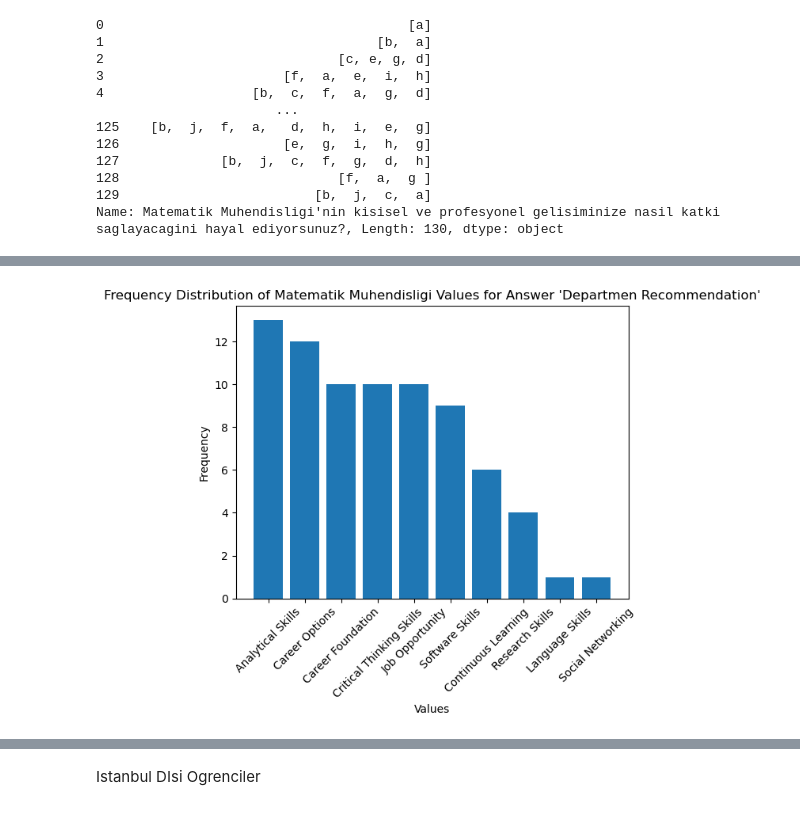
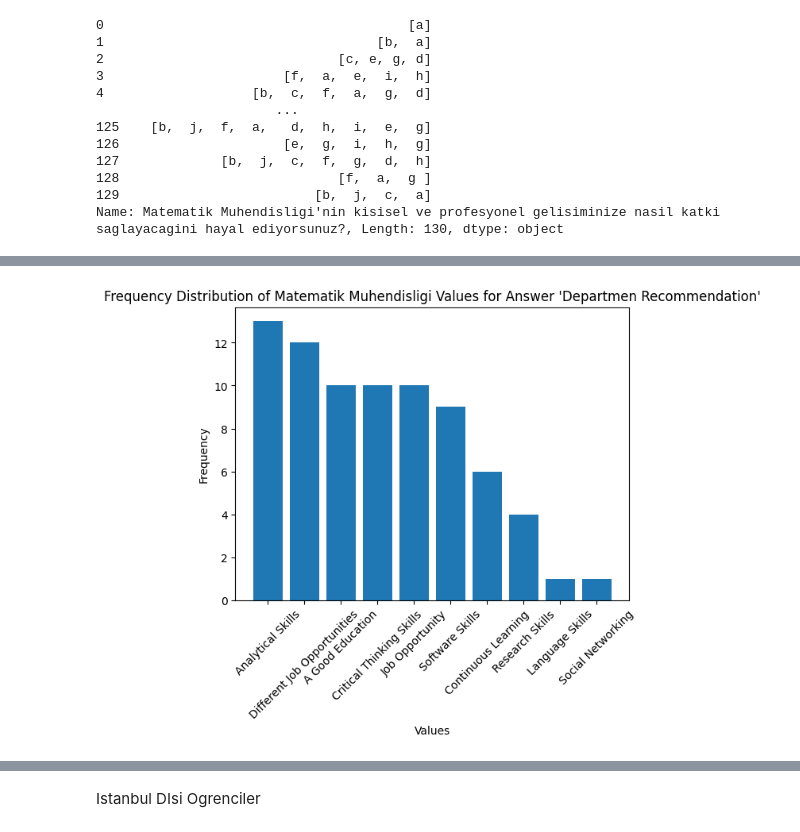
Before and after one commit to cRotinda/MathEnginerringResearch, a Jupyter notebook: matproje.ipynb, the cells around one changed output, grey strips where cells are left out. Saved outputs shown, nothing was run; the diff lists cells and outputs as text; code cells hidden in the pictures.

```diff
--- a/matproje.ipynb
+++ b/matproje.ipynb
@@ -29,5 +16,5 @@ True
 # %%
-df = pd.read_excel(r'c:\matproje\matsiklar (1).xlsx')
+df = pd.read_excel(r'c:\Users\watth\Downloads\matsiklar (1).xlsx')
 # %%
 counts = df['Babanizin meslegi nedir? (Diger secenegini secmeniz durumunda lutfen kisaca cevabinizi yazin)'].value_counts()
 counts
@@ -189,36 +176,36 @@ plt.show()
 # %%
 response_mapping = {
     'a': 'Job Opportunity',
-    'b': 'Career Foundation',
+    'b': 'A Good Education',
     'c': 'Critical Thinking Skills',
     'd': 'Analytical Skills',
     'e': 'Language Skills',
-    'f': 'Career Options',
+    'f': 'Different Job Opportunities',
     'g': 'Software Skills',
     'h': 'Research Skills',
     'i': 'Social Networking',
     'j': 'Continuous Learning',
-    'k': 'Analytical Skills'
+    'k': 'Others'
 }
 
 
 filtered_df = df[df["Bolum secerken, matematik muhendisligini diger bolumlere gore on plana cikaran en onemli faktor nedir?"] == 'b']
 
 flattened_values = [item.strip() for sublist in filtered_df["Matematik Muhendisligi'nin kisisel ve profesyonel gelisiminize nasil katki saglayacagini hayal ediyorsunuz?"] for item in sublist if item.strip()]
 
 
 mapped_values = [response_mapping[val] for val in flattened_values]
 value_counts = pd.Series(mapped_values).value_counts()
 
 # Plot the frequency distribution
 plt.bar(value_counts.index, value_counts.values)
 plt.xlabel("Values")
 plt.ylabel("Frequency")
 plt.title("Frequency Distribution of Matematik Muhendisligi Values for Answer 'Departmen Recommendation'")
 plt.xticks(rotation=45)  # Rotate x-axis labels for better readability
 plt.show()
 # %% [output]
-[figure, old version]
+[figure, new version]
 # %%
 response_mapping = {
     'a': 'Job Opportunity',
```
Also changed, not shown: parts of 12 cells of this notebook.
